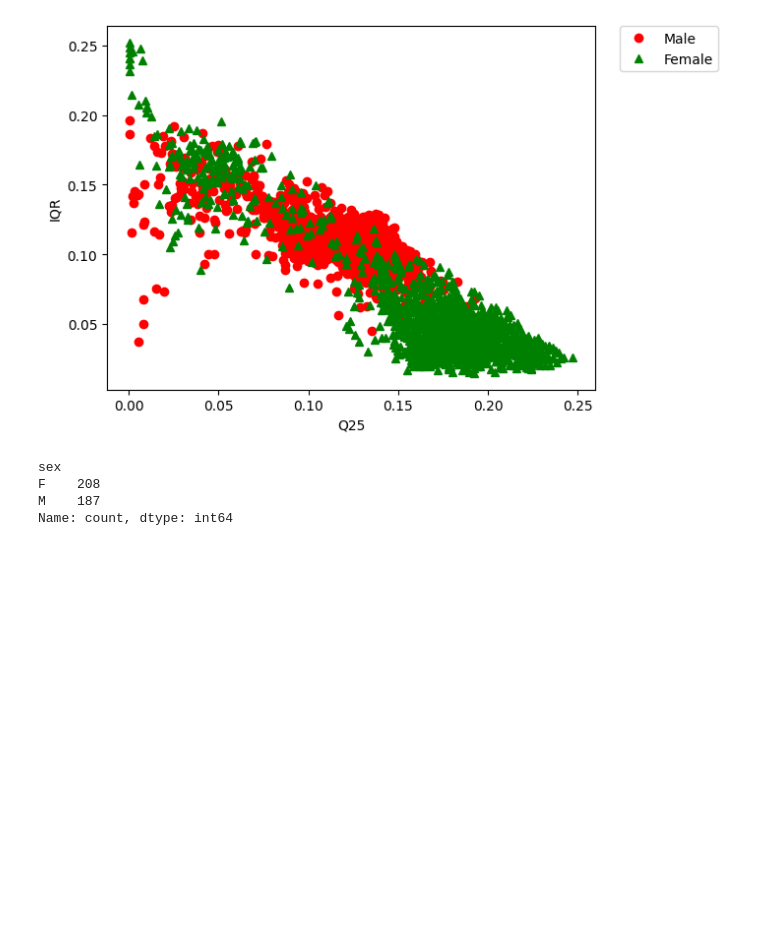
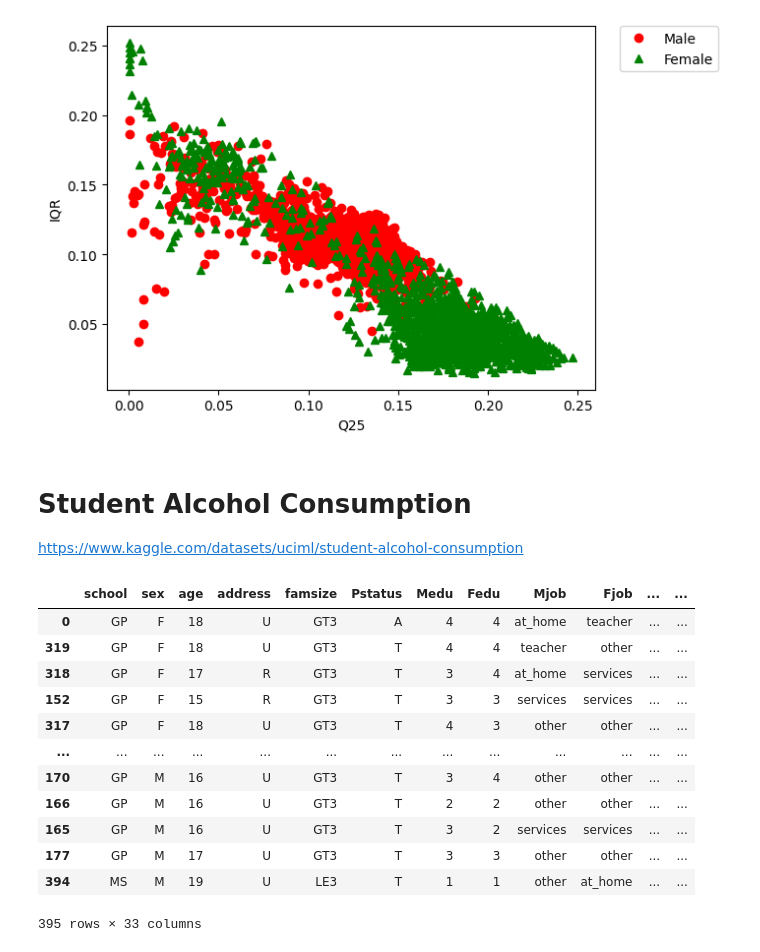
Before and after one commit to VitasVital/Bachelor_course, a Jupyter notebook: Maga2Sem/Secure information systems/Lab1/Lab1.ipynb, the cells around one changed output. Cells and saved outputs as stored; diff of their text form; code cells hidden in the pictures; blank space fills up the shorter version.

```diff
--- a/Maga2Sem/Secure information systems/Lab1/Lab1.ipynb
+++ b/Maga2Sem/Secure information systems/Lab1/Lab1.ipynb
@@ -163,15 +163,27 @@ plt.ylabel('IQR')
 plt.show()
 # %% [output]
 [figure]
+# %% [markdown]
+# Student Alcohol Consumption
+https://www.kaggle.com/datasets/uciml/student-alcohol-consumption
 # %%
 data3 = pd.read_csv('student-mat.csv').sort_values(by=['sex']) #.drop(['label'], axis=1)
-data3['sex'].value_counts() # 1584
+data3 #['sex'].value_counts() # 1584
 # data3
 
 # F    208
 # M    187
 # %% [output]
+|  | school | sex | age | address | famsize | Pstatus | Medu | Fedu | Mjob | Fjob | ... | ... |
+| 0 | GP | F | 18 | U | GT3 | A | 4 | 4 | at_home | teacher | ... | ... |
+| 319 | GP | F | 18 | U | GT3 | T | 4 | 4 | teacher | other | ... | ... |
+| 318 | GP | F | 17 | R | GT3 | T | 3 | 4 | at_home | services | ... | ... |
+| 152 | GP | F | 15 | R | GT3 | T | 3 | 3 | services | services | ... | ... |
+| 317 | GP | F | 18 | U | GT3 | T | 4 | 3 | other | other | ... | ... |
+| ... | ... | ... | ... | ... | ... | ... | ... | ... | ... | ... | ... | ... |
+| 170 | GP | M | 16 | U | GT3 | T | 3 | 4 | other | other | ... | ... |
+| 166 | GP | M | 16 | U | GT3 | T | 2 | 2 | other | other | ... | ... |
+| 165 | GP | M | 16 | U | GT3 | T | 3 | 2 | services | services | ... | ... |
+| 177 | GP | M | 17 | U | GT3 | T | 3 | 3 | other | other | ... | ... |
+| 394 | MS | M | 19 | U | LE3 | T | 1 | 1 | other | at_home | ... | ... |
-sex
-F    208
-M    187
-Name: count, dtype: int64
+395 rows × 33 columns
```
Also changed, not shown: parts of 2 cells of this notebook.
